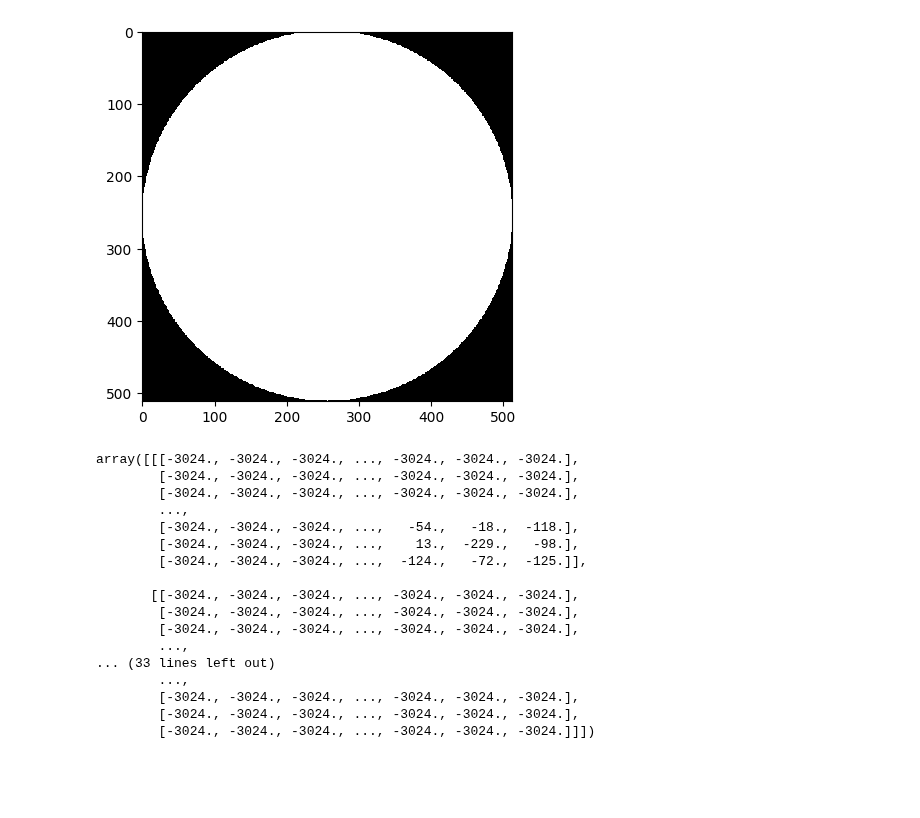
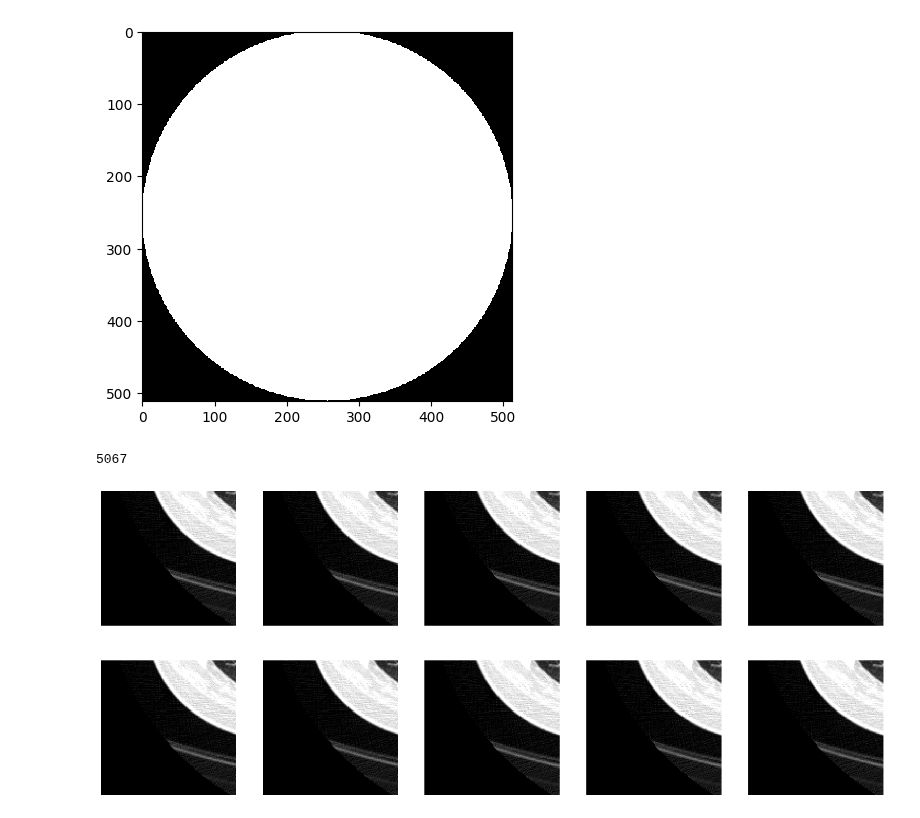
Before and after one commit to MASILab/Inhale_Exhale_CT, a Jupyter notebook: cyclegan_harmonization/patchify_trial.ipynb, the cells around one changed output. Drawn from its saved outputs; the diff is of its cells as text; code cells hidden in the pictures; blank space fills up the shorter version.

Commit message:
Found an approach to patchify the images. Need to apply this to all the images

```diff
--- a/cyclegan_harmonization/patchify_trial.ipynb
+++ b/cyclegan_harmonization/patchify_trial.ipynb
@@ -36,22 +36,25 @@ plt.show()
 from sklearn.feature_extraction import image
 patches = image.extract_patches_2d(img, patch_size=(128, 128))
 
-len(matches)
+#Extract the patches where the mask is 1
+mask_patches = image.extract_patches_2d(mask, patch_size=(128, 128))
+
+#FInd the indices of the patches where the mask is 1
+mask_indices = np.where(mask_patches[0] == 1)
+mask_indices = np.array(mask_indices)
+
+#Index the patches where the mask is 1
+mask_patches = patches[mask_indices[0]]
+
+len(mask_patches)
 # %% [output]
-array([[[-3024., -3024., -3024., ..., -3024., -3024., -3024.],
-        [-3024., -3024., -3024., ..., -3024., -3024., -3024.],
-        [-3024., -3024., -3024., ..., -3024., -3024., -3024.],
-        ...,
-        [-3024., -3024., -3024., ...,   -54.,   -18.,  -118.],
-        [-3024., -3024., -3024., ...,    13.,  -229.,   -98.],
-        [-3024., -3024., -3024., ...,  -124.,   -72.,  -125.]],
-
-       [[-3024., -3024., -3024., ..., -3024., -3024., -3024.],
-        [-3024., -3024., -3024., ..., -3024., -3024., -3024.],
-        [-3024., -3024., -3024., ..., -3024., -3024., -3024.],
-        ...,
-... (33 lines left out)
-        ...,
-        [-3024., -3024., -3024., ..., -3024., -3024., -3024.],
-        [-3024., -3024., -3024., ..., -3024., -3024., -3024.],
-        [-3024., -3024., -3024., ..., -3024., -3024., -3024.]]])
+5067
+# %%
+#Plot the patches
+fig, ax = plt.subplots(2, 5, figsize = (20, 8))
+for i in range(10):
+    ax[i//5, i%5].imshow(np.rot90(mask_patches[i]), cmap = 'gray', vmin = -1000, vmax = 0)
+    ax[i//5, i%5].axis('off')
+plt.show()
+# %% [output]
+[figure, added]
```
Also changed, not shown: parts of 1 cell of this notebook.
